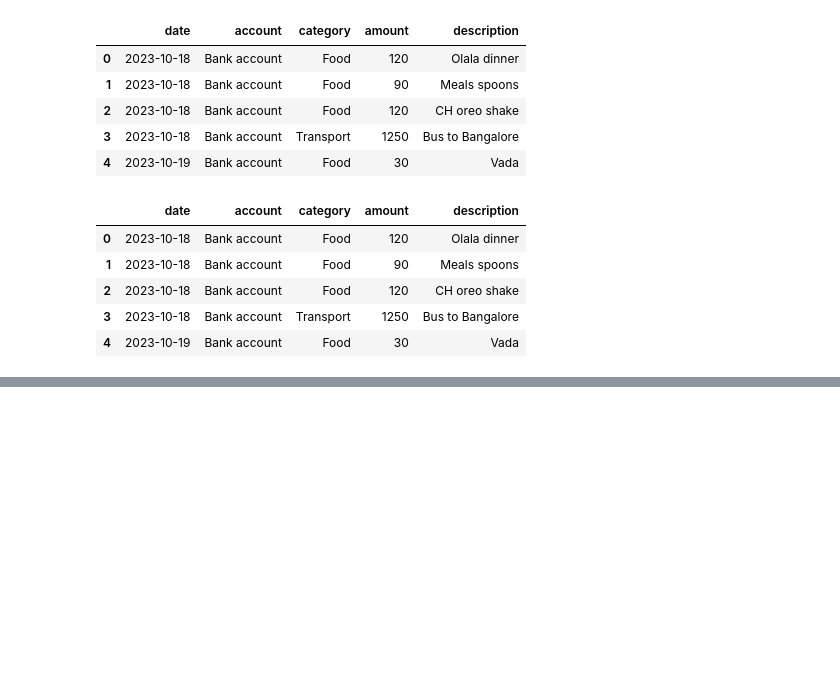
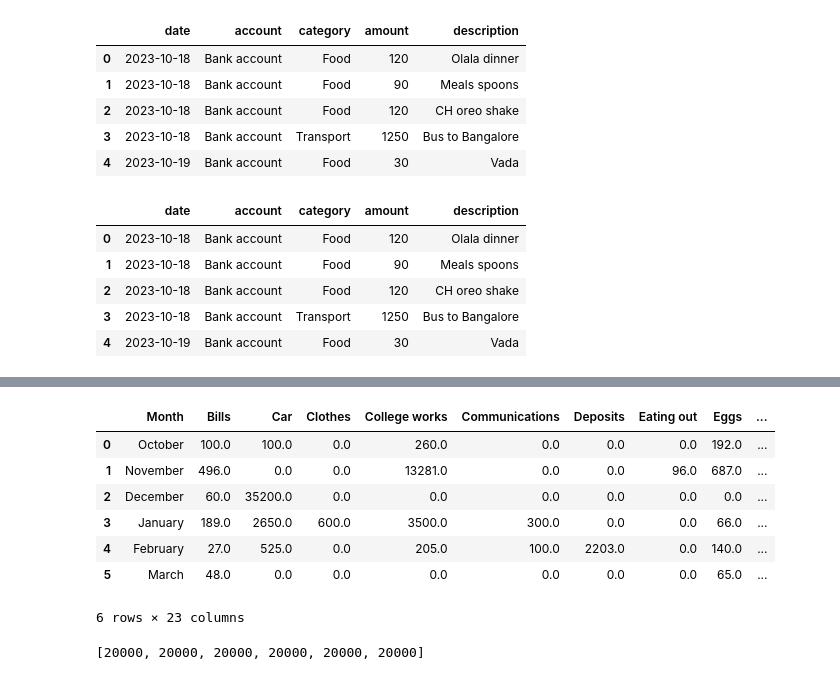
Before and after one commit to amanparasher/BudgetBud, a Jupyter notebook: backend/analysis.ipynb, the cells around one changed output, grey strips where cells are left out. Drawn from its saved outputs; the diff is of its cells as text; code cells hidden in the pictures; blank space fills up the shorter version.

```diff
--- a/backend/analysis.ipynb
+++ b/backend/analysis.ipynb
@@ -83,0 +151,17 @@ categories = ['Food', 'Transport', 'House', 'Sports', 'Car', 'Friends ',
+# %%
+# Convert the 'Name' column to categorical data type with the desired order
+merged_df['Month'] = merged_df['Month'].astype(pd.CategoricalDtype(custom_order, ordered=True))
+
+# Sort the DataFrame based on the 'Name' column
+df_sorted = merged_df.sort_values('Month')
+df_sorted.reset_index(drop=True, inplace=True)
+df_sorted
+# %% [output]
+|  | Month | Bills | Car | Clothes | College works | Communications | Deposits | Eating out | Eggs | ... |
+| 0 | October | 100.0 | 100.0 | 0.0 | 260.0 | 0.0 | 0.0 | 0.0 | 192.0 | ... |
+| 1 | November | 496.0 | 0.0 | 0.0 | 13281.0 | 0.0 | 0.0 | 96.0 | 687.0 | ... |
+| 2 | December | 60.0 | 35200.0 | 0.0 | 0.0 | 0.0 | 0.0 | 0.0 | 0.0 | ... |
+| 3 | January | 189.0 | 2650.0 | 600.0 | 3500.0 | 300.0 | 0.0 | 0.0 | 66.0 | ... |
+| 4 | February | 27.0 | 525.0 | 0.0 | 205.0 | 100.0 | 2203.0 | 0.0 | 140.0 | ... |
+| 5 | March | 48.0 | 0.0 | 0.0 | 0.0 | 0.0 | 0.0 | 0.0 | 65.0 | ... |
+6 rows × 23 columns
@@ -83,0 +171,7 @@ categories = ['Food', 'Transport', 'House', 'Sports', 'Car', 'Friends ',
+# %%
+#setting the salary amount
+user_input = int(input("Enter your salary/pocket money per month: "))
+salary = [user_input, user_input, user_input, user_input, user_input, user_input]
+salary
+# %% [output]
+[20000, 20000, 20000, 20000, 20000, 20000]
```
Also changed, not shown: parts of 9 cells of this notebook, 1 other file.
